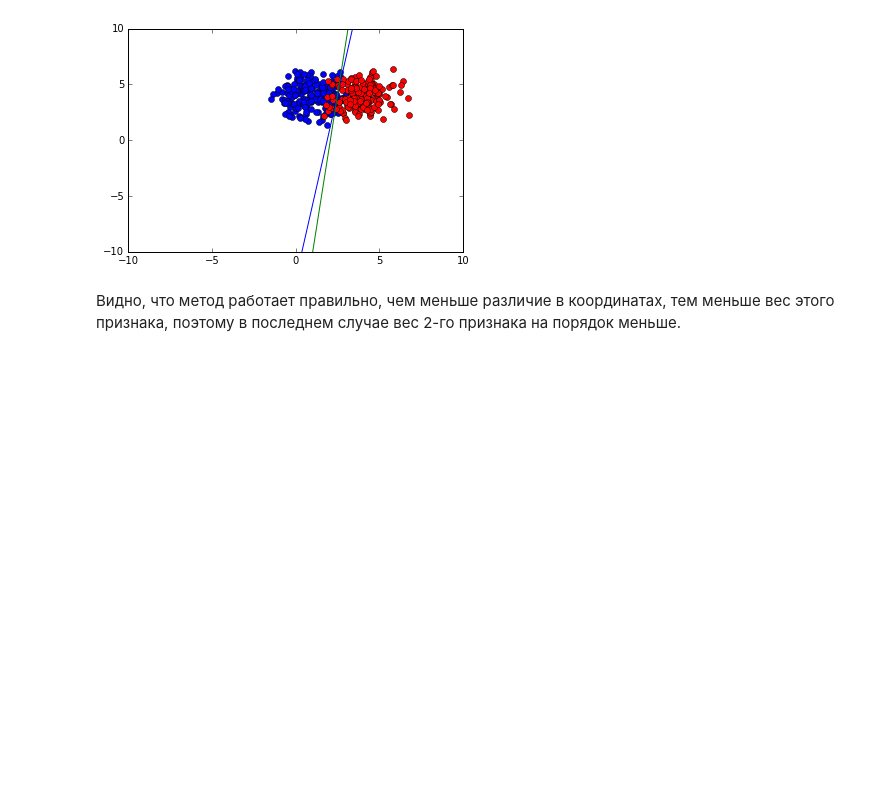
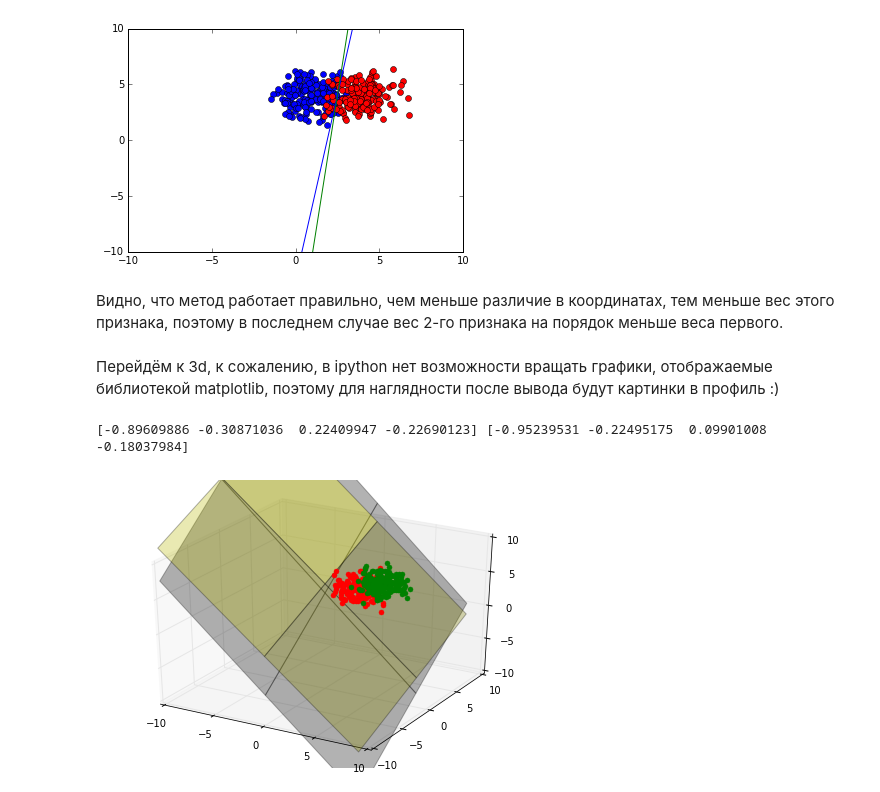
Before and after one commit to BolotinPetr/Mathematical-optimization, a Jupyter notebook: Task1/Task1Notebook.ipynb, the cells around one changed output. Cells and saved outputs as stored; diff of their text form; code cells hidden in the pictures; blank space fills up the shorter version.

```diff
--- a/Task1/Task1Notebook.ipynb
+++ b/Task1/Task1Notebook.ipynb
@@ -81,4 +81,18 @@ main.main(Expected1, Expected2, Dispersion1, Dispersion2, Number1, Number2)
 [-0.88074811 -0.46825643  0.07084268] [-0.89936201 -0.43479037  0.0458836 ]
 [figure]
 # %% [markdown]
-Видно, что метод работает правильно, чем меньше различие в координатах, тем меньше вес этого признака, поэтому в последнем случае вес 2-го признака на порядок меньше.
+Видно, что метод работает правильно, чем меньше различие в координатах, тем меньше вес этого признака, поэтому в последнем случае вес 2-го признака на порядок меньше веса первого.
+# %% [markdown]
+Перейдём к 3d, к сожалению, в ipython нет возможности вращать графики, отображаемые библиотекой matplotlib, поэтому для наглядности после вывода будут картинки в профиль :)
+# %%
+Expected1 = np.array([1, 4, 3])
+Expected2 = np.array([4, 3, 5])
+Dispersion1 = 1
+Dispersion2 = 1
+Number1 = 200
+Number2 = 200
+# %%
+main.main(Expected1, Expected2, Dispersion1, Dispersion2, Number1, Number2)
+# %% [output]
+[-0.89609886 -0.30871036  0.22409947 -0.22690123] [-0.95239531 -0.22495175  0.09901008 -0.18037984]
+[figure, added]
```
Also changed, not shown: parts of 6 cells of this notebook.
